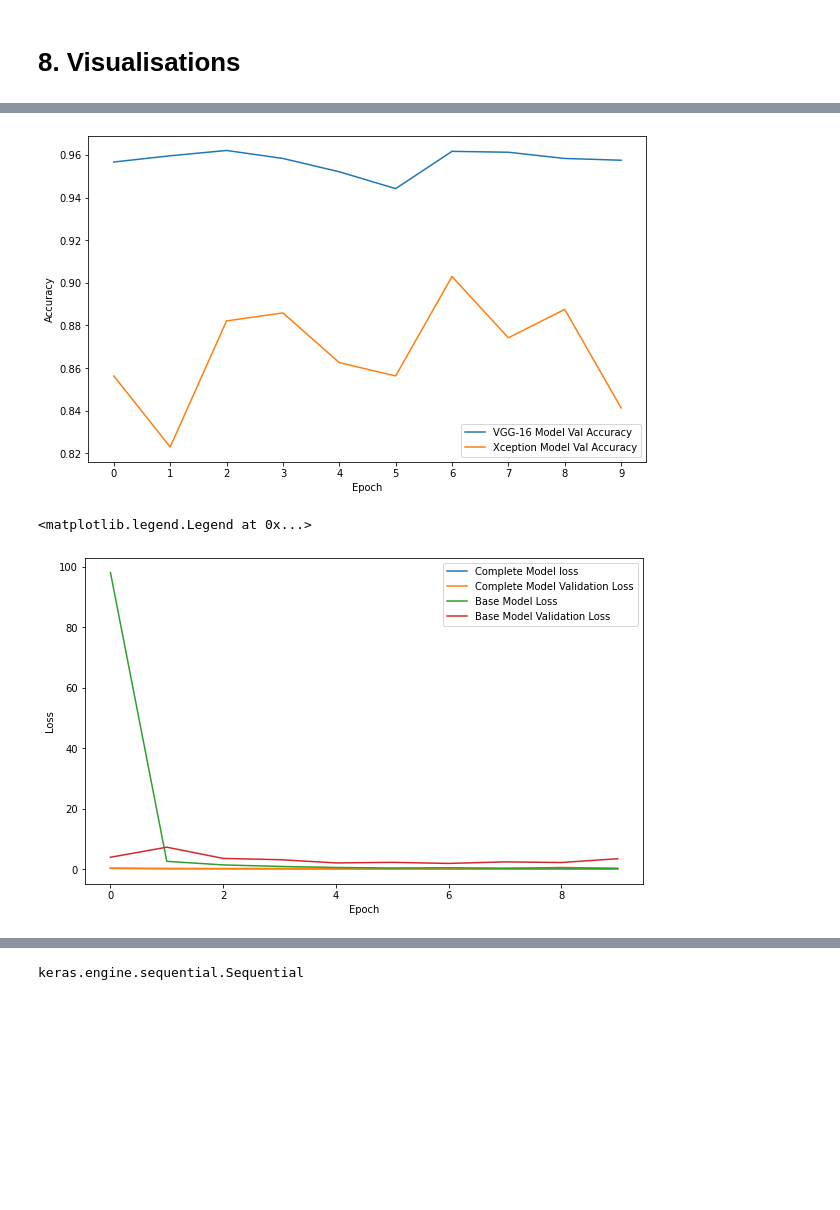
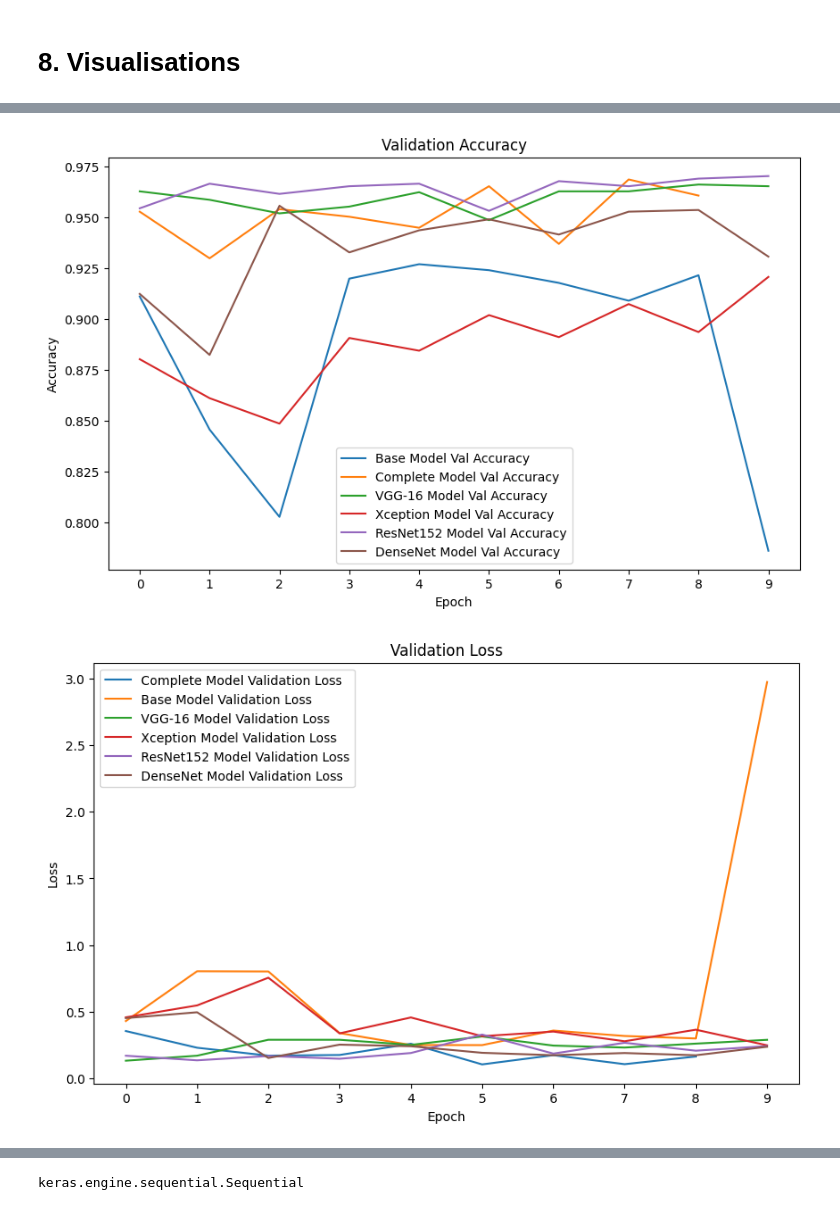
Before and after one commit to KoraySali/Dissertation_Archive, a Jupyter notebook: model_creation.ipynb, the cells around one changed output, grey strips where cells are left out. Cells and saved outputs as stored; diff of their text form; code cells hidden in the pictures; blank space fills up the shorter version.

```diff
--- a/model_creation.ipynb
+++ b/model_creation.ipynb
@@ -434,0 +419,3 @@ Epoch 10/10
+# %%
+vgg_model = pre_trained_model_learning(vgg_import)
+vgg_history = vgg_model.fit(X_train, y_train, epochs=10, validation_data=(X_test, y_test))
@@ -434,0 +443,3 @@ Epoch 10/10
+# %%
+xception_model = pre_trained_model_learning(xception_import)
+xception_history = xception_model.fit(X_train, y_train, epochs=10, validation_data=(X_test, y_test))
@@ -434,0 +467,3 @@ Epoch 10/10
+# %%
+resnet_model = pre_trained_model_learning(resnet_import)
+resnet_history = resnet_model.fit(X_train, y_train, epochs=10, validation_data=(X_test, y_test))
@@ -434,0 +491,3 @@ Epoch 10/10
+# %%
+desnet_model = pre_trained_model_learning(densenet_import)
+desnet_history = desnet_model.fit(X_train, y_train, epochs=10, validation_data=(X_test, y_test))
@@ -601,33 +717,39 @@ joblib.dump(dt_pipeline, 'models/dt_pipeline.joblib')
 # %%
 plt.figure(figsize=(10, 6))
 
-#plt.plot(history_base.history['val_accuracy'], label='Base Model Val Accuracy')
-#plt.plot(history_complete.history['val_accuracy'], label='Complete Model Val Accuracy')
-plt.plot(vgg_model.history['val_accuracy'], label='VGG-16 Model Val Accuracy')
-plt.plot(xception_model.history['val_accuracy'], label='Xception Model Val Accuracy')
-#plt.plot(resnet_model.history['val_accuracy'], label='ResNet152 Model Val Accuracy')
+plt.plot(history_base.history['val_accuracy'], label='Base Model Val Accuracy')
+plt.plot(history_complete.history['val_accuracy'], label='Complete Model Val Accuracy')
+plt.plot(vgg_history.history['val_accuracy'], label='VGG-16 Model Val Accuracy')
+plt.plot(xception_history.history['val_accuracy'], label='Xception Model Val Accuracy')
+plt.plot(resnet_history.history['val_accuracy'], label='ResNet152 Model Val Accuracy')
+plt.plot(desnet_history.history['val_accuracy'], label='DenseNet Model Val Accuracy')
 
 plt.xlabel('Epoch')
 plt.xticks(range(0, 10))
 plt.ylabel('Accuracy')
 plt.legend(loc='best')
+plt.title('Validation Accuracy')
 plt.show()
 # %% [output]
-[figure, old version]
+[figure, new version]
 # %%
 plt.figure(figsize=(10, 6))
 
-plt.plot(history_complete.history['loss'], label='Complete Model loss')
 plt.plot(history_complete.history['val_loss'], label='Complete Model Validation Loss')
-plt.plot(history_base.history['loss'], label='Base Model Loss')
 plt.plot(history_base.history['val_loss'], label='Base Model Validation Loss')
+plt.plot(vgg_history.history['val_loss'], label='VGG-16 Model Validation Loss')
+plt.plot(xception_history.history['val_loss'], label='Xception Model Validation Loss')
+plt.plot(resnet_history.history['val_loss'], label='ResNet152 Model Validation Loss')
+plt.plot(desnet_history.history['val_loss'], label='DenseNet Model Validation Loss')
 
 plt.xlabel('Epoch')
+plt.xticks(range(0, 10))
 plt.ylabel('Loss')
 plt.legend(loc='best')
+plt.title('Validation Loss')
+plt.show()
 # %% [output]
-<matplotlib.legend.Legend at 0x...>
-[figure, old version]
+[figure, new version]
 # %%
 from keras.utils import plot_model
 
```
Also changed, not shown: parts of 70 cells of this notebook.
